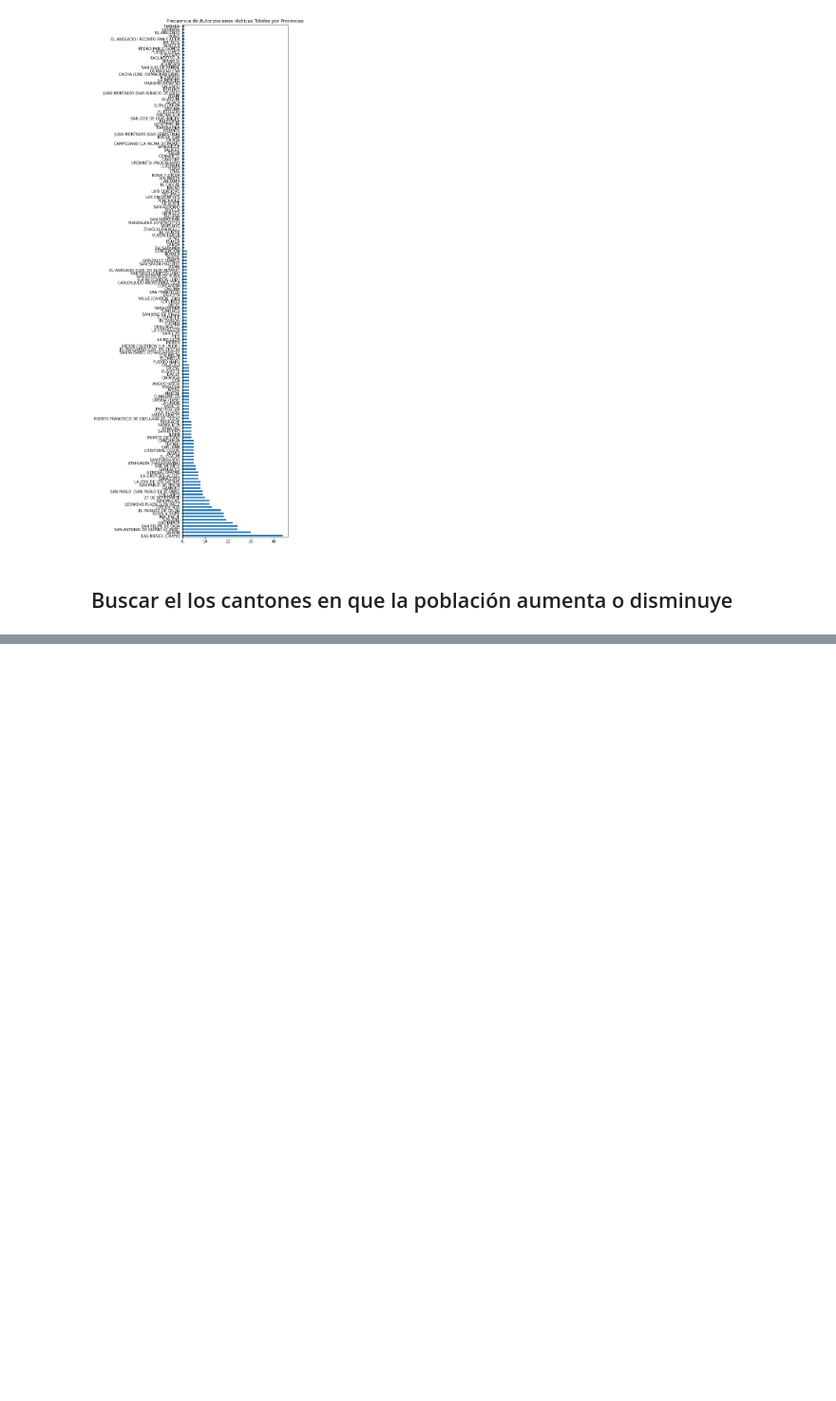
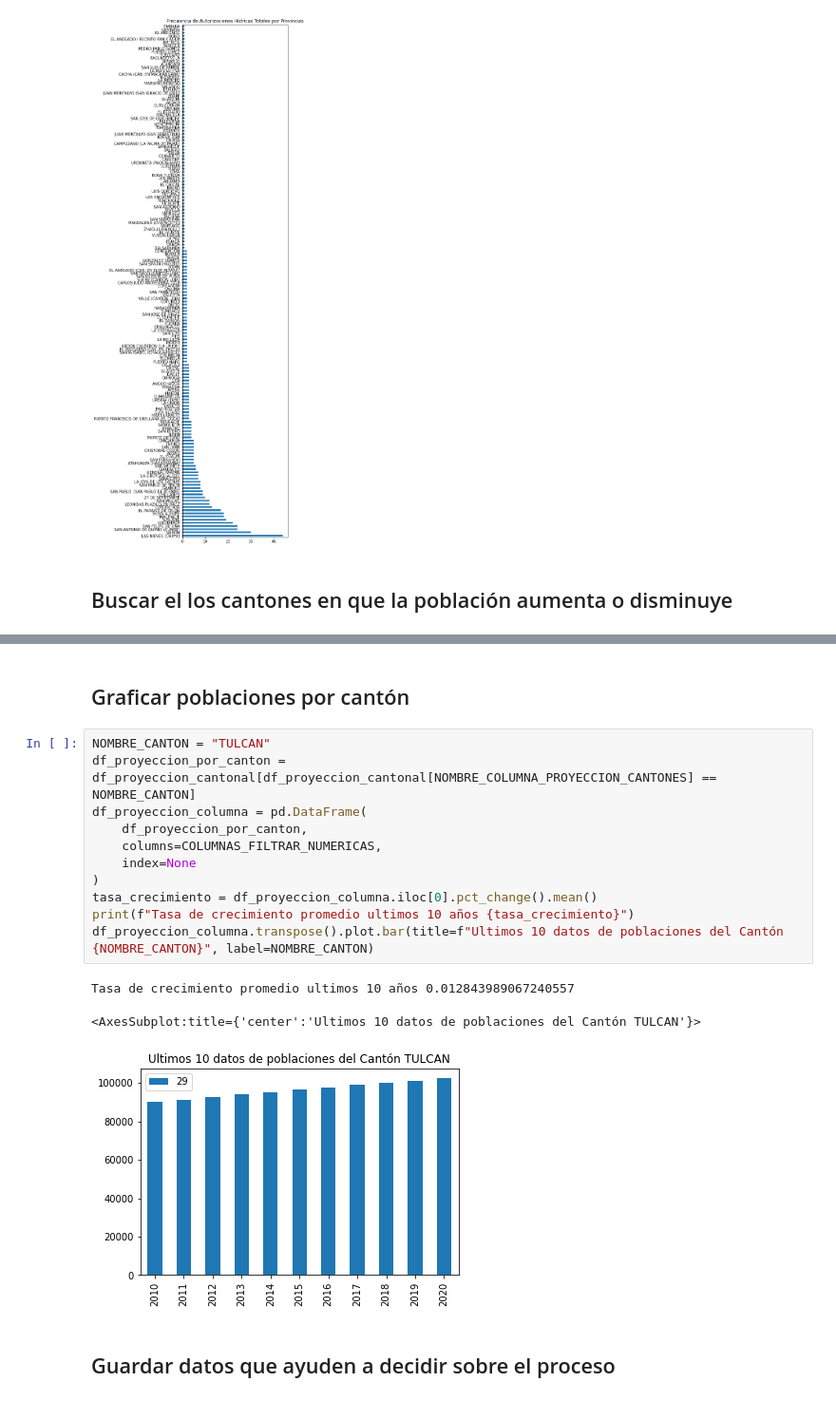
Before and after one commit to KarenParraA/Guia_metodologica, a Jupyter notebook: Visualizacion_Datos_filtrados.ipynb, the cells around one changed output, grey strips where cells are left out. Shown: that part at 95% size. Drawn from its saved outputs; the diff is of its cells as text; blank space fills up the shorter version.

Commit message:
tarea: Añadir datos pedidos por Karen

```diff
--- a/Visualizacion_Datos_filtrados.ipynb
+++ b/Visualizacion_Datos_filtrados.ipynb
@@ -103,0 +141,19 @@ NOMBRE_COLUMNA_CANTONES = "ABC"
+# %% [markdown]
+## Graficar poblaciones por cantón
+# %%
+NOMBRE_CANTON = "TULCAN"
+df_proyeccion_por_canton = df_proyeccion_cantonal[df_proyeccion_cantonal[NOMBRE_COLUMNA_PROYECCION_CANTONES] == NOMBRE_CANTON]
+df_proyeccion_columna = pd.DataFrame(
+    df_proyeccion_por_canton,
+    columns=COLUMNAS_FILTRAR_NUMERICAS,
+    index=None
+)
+tasa_crecimiento = df_proyeccion_columna.iloc[0].pct_change().mean()
+print(f"Tasa de crecimiento promedio ultimos 10 años {tasa_crecimiento}")
+df_proyeccion_columna.transpose().plot.bar(title=f"Ultimos 10 datos de poblaciones del Cantón {NOMBRE_CANTON}", label=NOMBRE_CANTON)
+# %% [output]
+Tasa de crecimiento promedio ultimos 10 años 0.012843989067240557
+<AxesSubplot:title={'center':'Ultimos 10 datos de poblaciones del Cantón TULCAN'}>
+[figure, added]
+# %% [markdown]
+## Guardar datos que ayuden a decidir sobre el proceso
```
Also changed, not shown: parts of 3 cells of this notebook, 1 other file.
